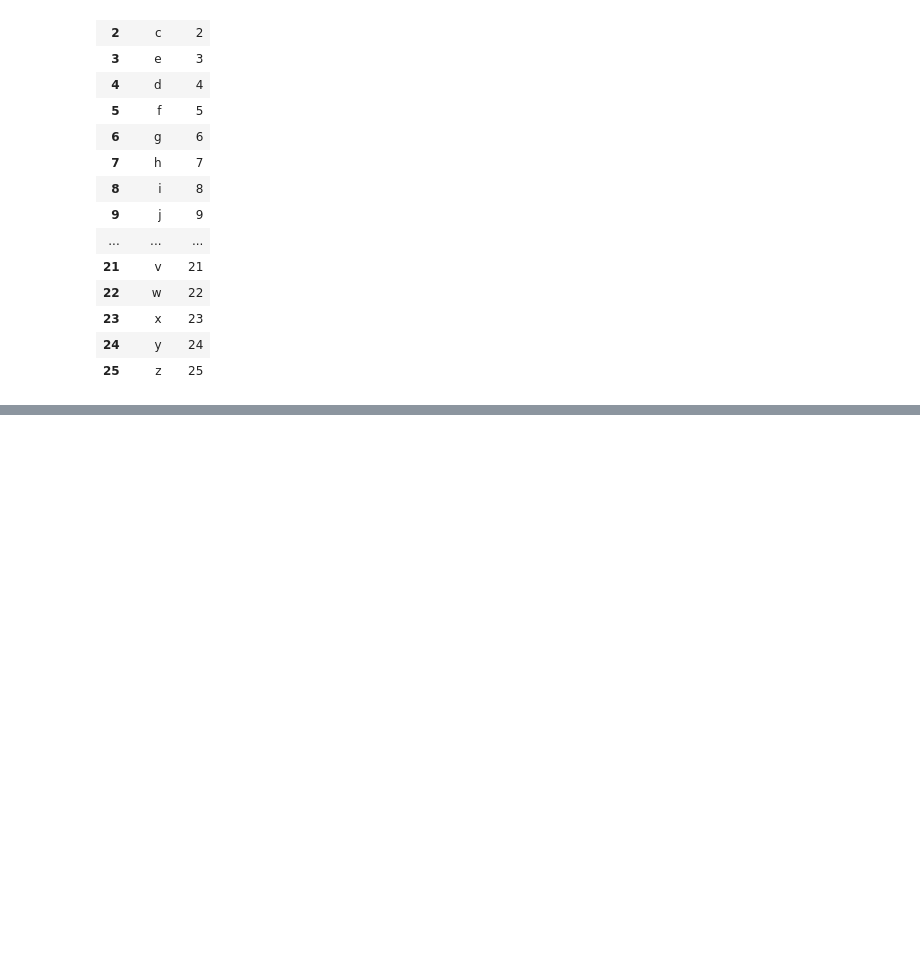
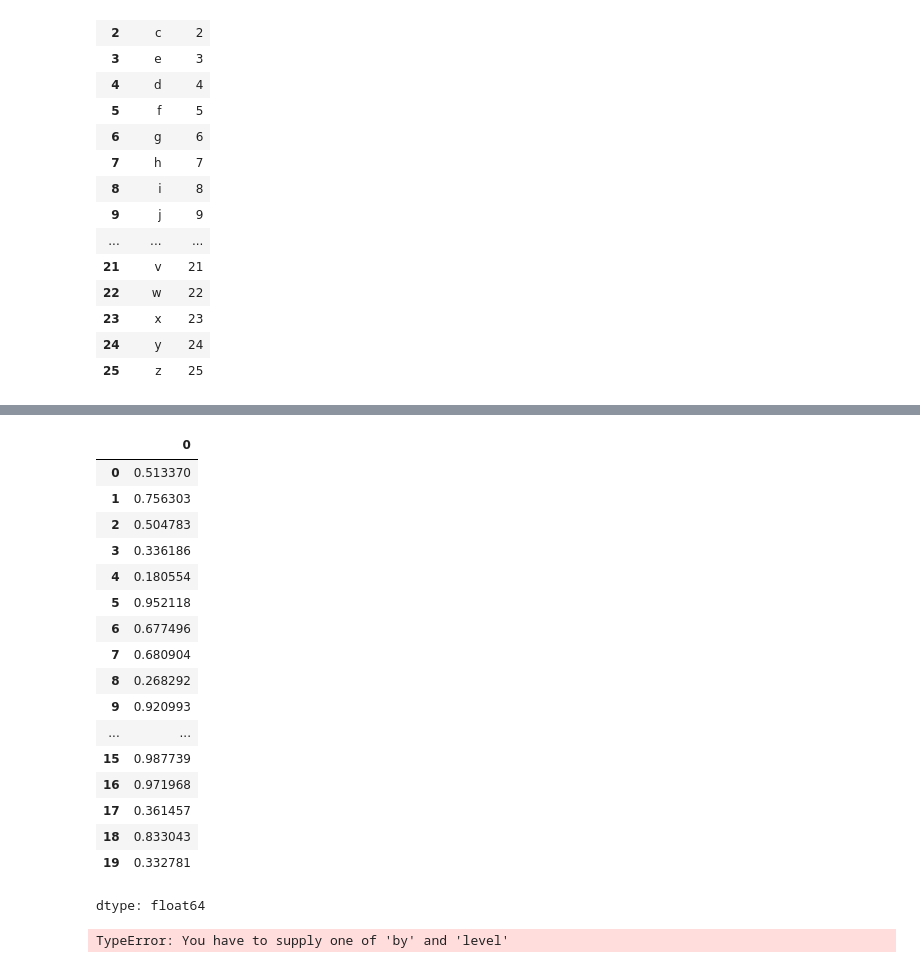
Before and after one commit to rushielevates/ML-DL-practice, a Jupyter notebook: Pandas.ipynb, the cells around one changed output, grey strips where cells are left out. Drawn from its saved outputs; the diff is of its cells as text; code cells hidden in the pictures; blank space fills up the shorter version.

```diff
--- a/Pandas.ipynb
+++ b/Pandas.ipynb
@@ -204,0 +399,27 @@ df
+# %%
+ser = pd.Series(np.random.random(20))
+# %%
+ser
+# %% [output]
+|  | 0 |
+| 0 | 0.513370 |
+| 1 | 0.756303 |
+| 2 | 0.504783 |
+| 3 | 0.336186 |
+| 4 | 0.180554 |
+| 5 | 0.952118 |
+| 6 | 0.677496 |
+| 7 | 0.680904 |
+| 8 | 0.268292 |
+| 9 | 0.920993 |
+| ... | ... |
+| 15 | 0.987739 |
+| 16 | 0.971968 |
+| 17 | 0.361457 |
+| 18 | 0.833043 |
+| 19 | 0.332781 |
+dtype: float64
+# %%
+ser.groupby()
+# %% [output]
+TypeError: You have to supply one of 'by' and 'level'
```
Also changed, not shown: parts of 31 cells of this notebook.
